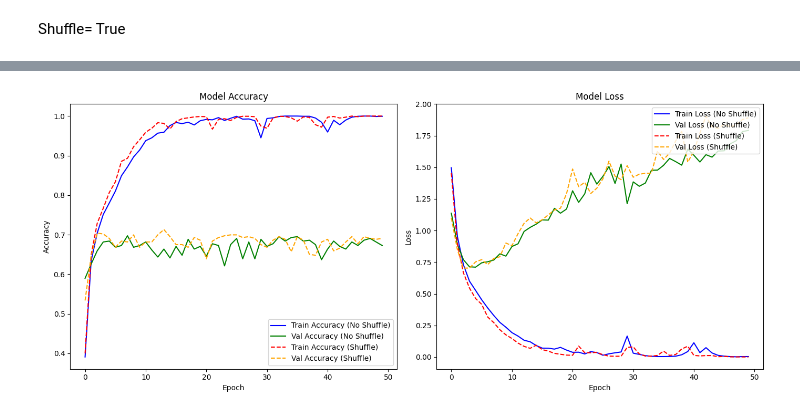
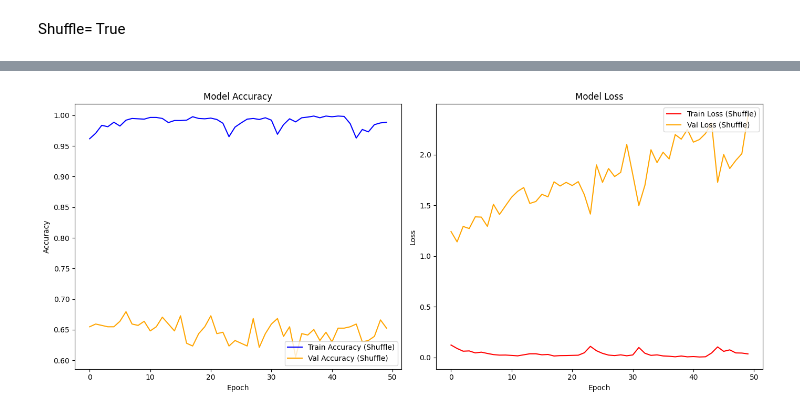
Before and after one commit to katumbac/CNN, a Jupyter notebook: datosmatCorrecto.ipynb, the cells around one changed output, grey strips where cells are left out. Saved outputs shown, nothing was run; the diff lists cells and outputs as text; code cells hidden in the pictures.

```diff
--- a/datosmatCorrecto.ipynb
+++ b/datosmatCorrecto.ipynb
@@ -204,3 +269,8 @@ train_inputs, val_inputs, train_labels, val_labels = train_test_split(
+# %%
+train_inputs = np.array(train_inputs)
+train_labels = np.array(train_labels)
+val_inputs = np.array(val_inputs)
+val_labels = np.array(val_labels)
 # %%
 # Entrenamiento del modelo
 history = model.fit(train_inputs, train_labels, epochs=50, batch_size=16, validation_data=(val_inputs, val_labels))
@@ -480,0 +536,16 @@ plot_training_history2(history_st, history_sf)
+# %%
+optimizer = Adam(**optimizer_params)
+
+model_sc = models.Sequential([
+    layers.Conv1D(512, 3, activation='relu', input_shape=input_shape),
+    layers.MaxPooling1D(2),
+    layers.Conv1D(256, 3, activation='relu'),
+    layers.MaxPooling1D(2),
+    layers.Flatten(),
+    layers.Dense(128, activation='relu'),
+    layers.Dropout(0.2),
+    layers.Dense(6, activation='softmax')])
+
+model_sc.compile(optimizer=optimizer,
+                  loss='categorical_crossentropy',
+                  metrics=['accuracy'])
@@ -480,0 +578,2 @@ plot_training_history2(history_st, history_sf)
+# %%
+history_sc = model_sc.fit(train_inputs, train_labels, epochs=50, batch_size=16,shuffle=True, validation_data=(val_inputs, val_labels))
@@ -481,32 +609,27 @@ plot_training_history2(history_st, history_sf)
 # %%
-import matplotlib.pyplot as plt
-
-def plot_training_history3(history, history_s):
+def plot_training_historysc(history_sc):
     fig, (ax1, ax2) = plt.subplots(1, 2, figsize=(14, 6))
 
     # Plot training & validation accuracy and loss values from history and history_s
-    ax1.plot(history.history['accuracy'], label='Train Accuracy (No Shuffle)', color='blue')
-    ax1.plot(history.history['val_accuracy'], label='Val Accuracy (No Shuffle)', color='green')
-    ax1.plot(history_s.history['accuracy'], label='Train Accuracy (Shuffle)', color='red', linestyle='--')
-    ax1.plot(history_s.history['val_accuracy'], label='Val Accuracy (Shuffle)', color='orange', linestyle='--')
+    ax1.plot(history_sc.history['accuracy'], label='Train Accuracy (Shuffle)', color='blue')
+    ax1.plot(history_sc.history['val_accuracy'], label='Val Accuracy (Shuffle)', color='orange')
     ax1.set_title('Model Accuracy')
     ax1.set_ylabel('Accuracy')
     ax1.set_xlabel('Epoch')
     ax1.legend(loc='lower right')
 
-    ax2.plot(history.history['loss'], label='Train Loss (No Shuffle)', color='blue')
-    ax2.plot(history.history['val_loss'], label='Val Loss (No Shuffle)', color='green')
-    ax2.plot(history_s.history['loss'], label='Train Loss (Shuffle)', color='red', linestyle='--')
-    ax2.plot(history_s.history['val_loss'], label='Val Loss (Shuffle)', color='orange', linestyle='--')
+    ax2.plot(history_sc.history['loss'], label='Train Loss (Shuffle)', color='red')
+    ax2.plot(history_sc.history['val_loss'], label='Val Loss (Shuffle)', color='orange')
     ax2.set_title('Model Loss')
     ax2.set_ylabel('Loss')
     ax2.set_xlabel('Epoch')
     ax2.legend(loc='upper right')
 
+
     # Show the plot
     plt.tight_layout()
     plt.show()
-# %%
-plot_training_history3(history_st, history_sf)
-# %% [output]
-[figure, removed]
+# %%
+plot_training_historysc(history_sc)
+# %% [output]
+[figure, added]
```
Also changed, not shown: parts of 33 cells of this notebook.
